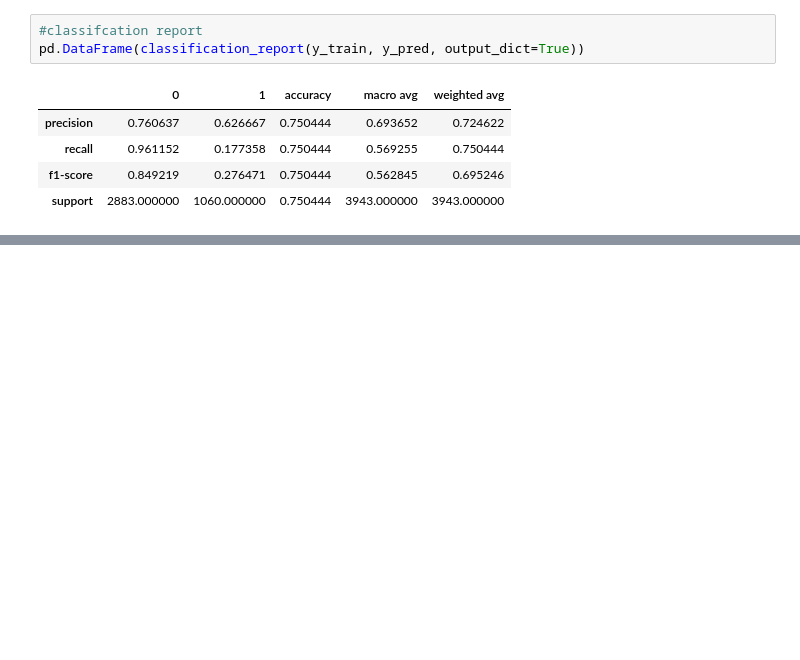
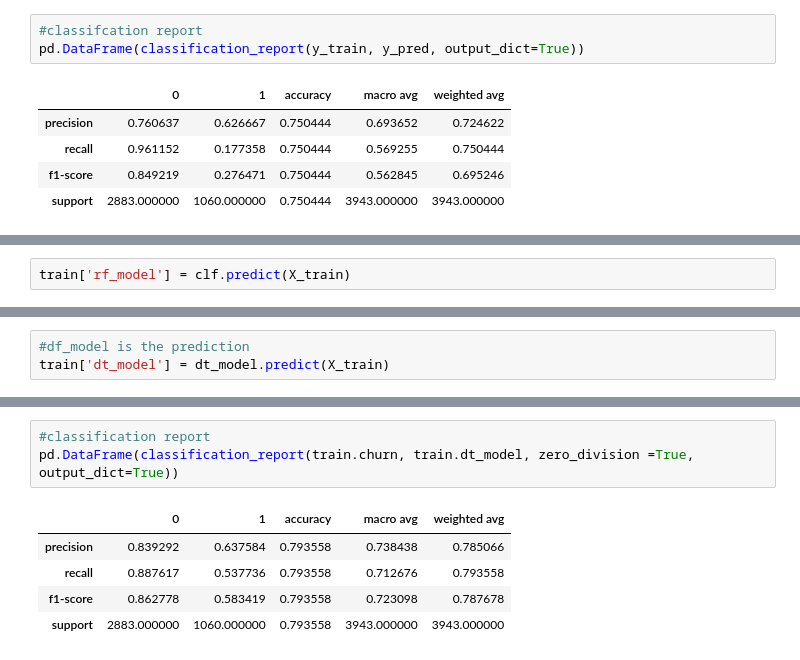
Before and after one commit to natasharivers/Classification_Projec, a Jupyter notebook: Final_Notebook.ipynb, the cells around one changed output, grey strips where cells are left out. Drawn from its saved outputs; the diff is of its cells as text; blank space fills up the shorter version.

```diff
--- a/Final_Notebook.ipynb
+++ b/Final_Notebook.ipynb
@@ -471,0 +522,2 @@ import model_func
+# %%
+train['rf_model'] = clf.predict(X_train)
@@ -471,0 +559,3 @@ import model_func
+# %%
+#df_model is the prediction
+train['dt_model'] = dt_model.predict(X_train)
@@ -471,0 +570,9 @@ import model_func
+# %%
+#classification report
+pd.DataFrame(classification_report(train.churn, train.dt_model, zero_division =True, output_dict=True))
+# %% [output]
+|  | 0 | 1 | accuracy | macro avg | weighted avg |
+| precision | 0.839292 | 0.637584 | 0.793558 | 0.738438 | 0.785066 |
+| recall | 0.887617 | 0.537736 | 0.793558 | 0.712676 | 0.793558 |
+| f1-score | 0.862778 | 0.583419 | 0.793558 | 0.723098 | 0.787678 |
+| support | 2883.000000 | 1060.000000 | 0.793558 | 3943.000000 | 3943.000000 |
```
Also changed, not shown: parts of 33 cells of this notebook.
